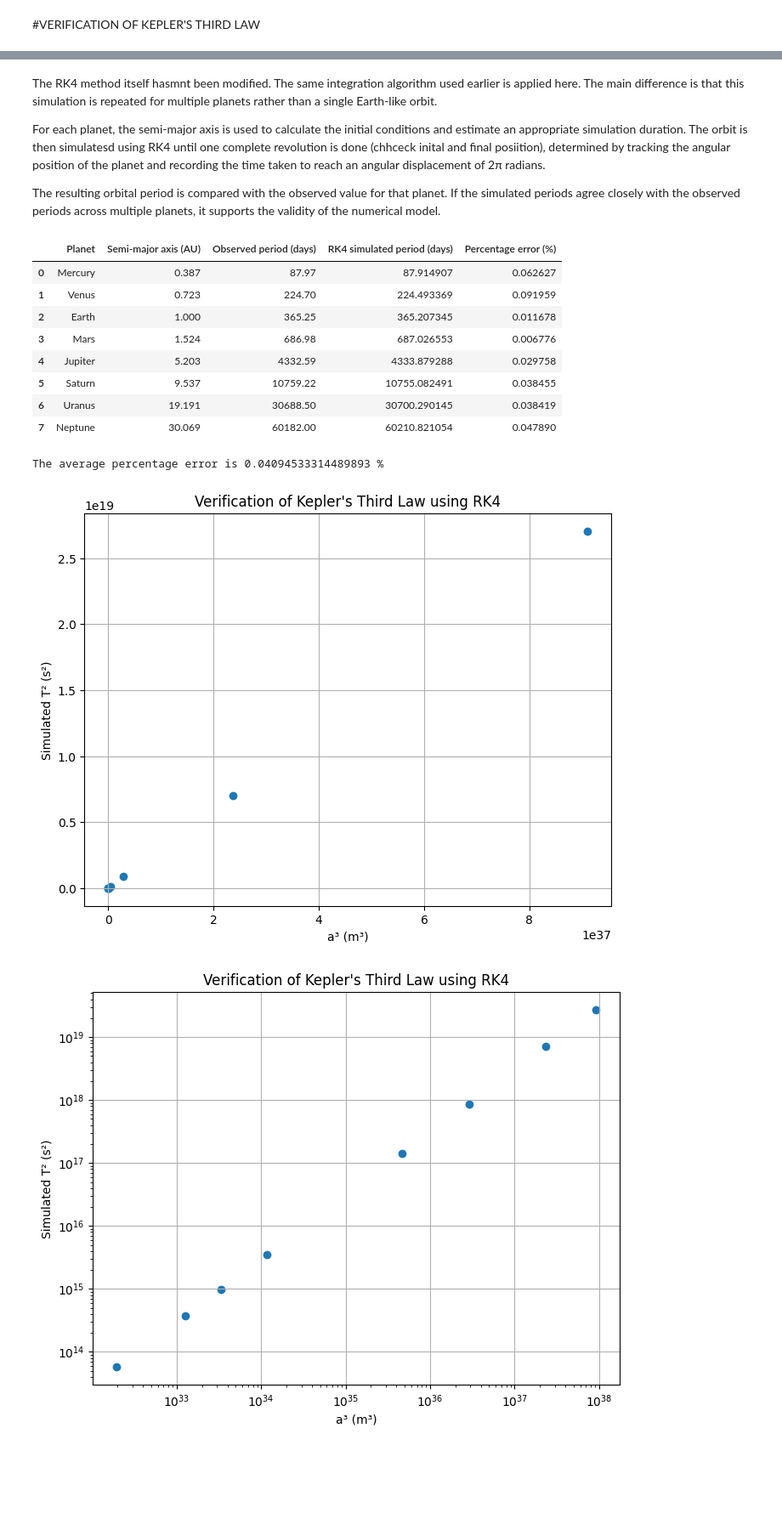
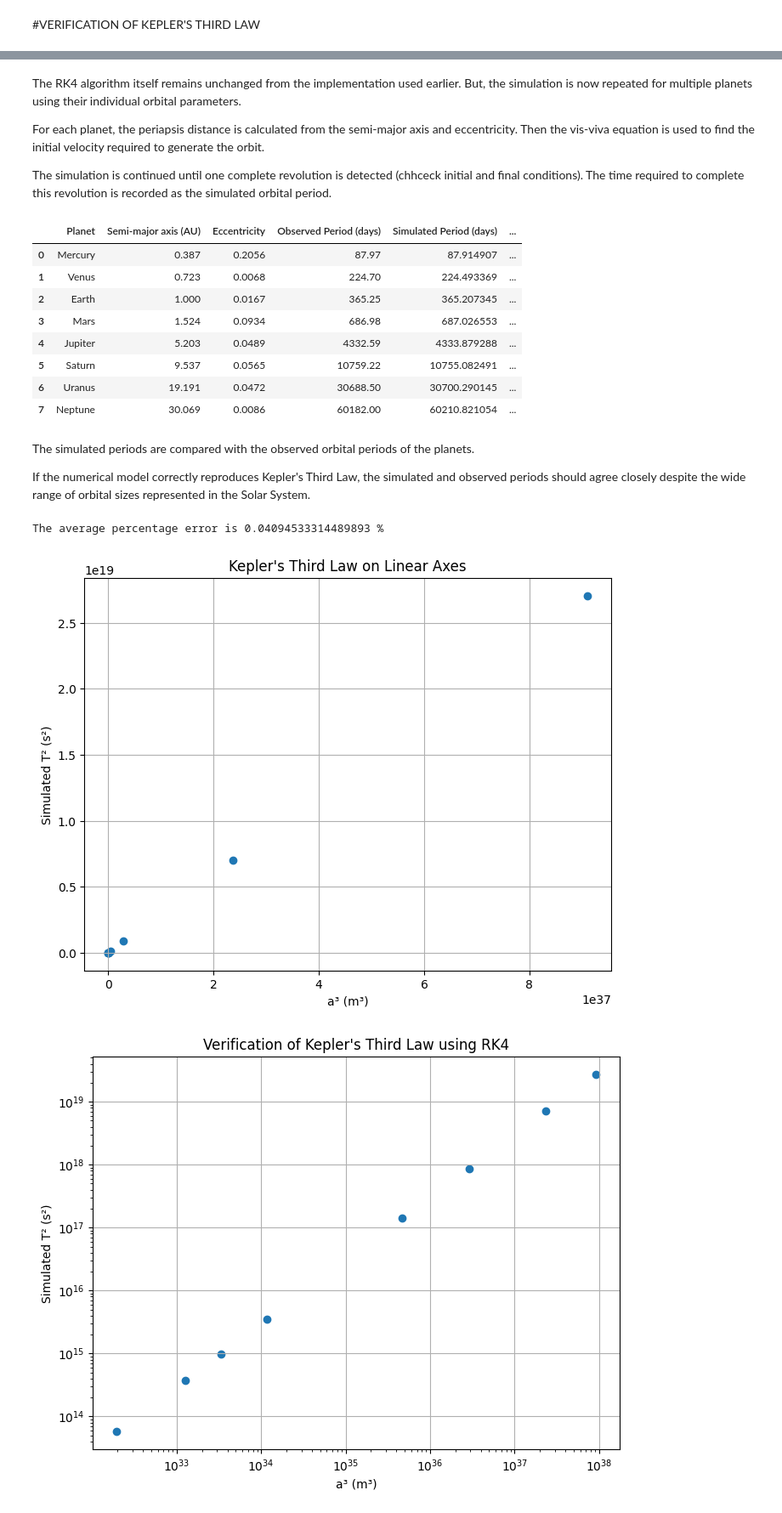
Before and after one commit to meenakshi-kay/Orbit-Simulation, a Jupyter notebook: keplers_laws_verification_and_exoplanet_comparison.ipynb, the cells around one changed output, grey strips where cells are left out. Shown at 85% size. Cells and saved outputs as stored; diff of their text form; code cells hidden in the pictures; blank space fills up the shorter version.

```diff
--- a/keplers_laws_verification_and_exoplanet_comparison.ipynb
+++ b/keplers_laws_verification_and_exoplanet_comparison.ipynb
@@ -391,22 +427,32 @@ M_sun = 1.9891e30
+# %% [markdown]
+The RK4 algorithm itself remains unchanged from the implementation used earlier. But, the simulation is now repeated for multiple planets using their individual orbital parameters.
+
+For each planet, the periapsis distance is calculated from the semi-major axis and eccentricity. Then the vis-viva equation is used to find the initial velocity required to generate the orbit.
+
+The simulation is continued until one complete revolution is detected (chhceck initial and final conditions). The time required to complete this revolution is recorded as the simulated orbital period.
 # %%
-def simulate_period_rk4(a_AU_value):
+def simulate_period_rk4(a_AU_value, e_value):
+
     a = a_AU_value * AU
-    e = 0.0   # circular approximation for third law verification
 
     T_estimate = np.sqrt((4 * np.pi**2 * a**3) / (G * M_sun))
+
     dt = T_estimate / 10000
     n_steps = int(1.2 * T_estimate / dt)
 
-    r_peri = a * (1 - e)
+    r_peri = a * (1 - e_value)
+
     pos = np.array([r_peri, 0.0])
 
     speed = np.sqrt(G * M_sun * ((2 / r_peri) - (1 / a)))
+
     vel = np.array([0.0, speed])
 
     positions = []
     times = []
 
     for i in range(n_steps):
+
         k1_pos = vel
         k1_vel = -G * M_sun * pos / np.linalg.norm(pos)**3
 
@@ -429,71 +475,73 @@ def simulate_period_rk4(a_AU_value):
     times = np.array(times)
 
     angles = np.unwrap(np.arctan2(positions[:,1], positions[:,0]))
+
     completed = np.where(angles >= 2*np.pi)[0]
 
-    simulated_period_days = times[completed[0]] / 86400
+    simulated_period_days = (times[completed[0]] / 86400)
 
     return simulated_period_days
-# %% [markdown]
-The RK4 method itself hasmnt been modified. The same integration algorithm used earlier is applied here. The main difference is that this simulation is repeated for multiple planets rather than a single Earth-like orbit.
-
-For each planet, the semi-major axis is used to calculate the initial conditions and estimate an appropriate simulation duration. The orbit is then simulatesd using RK4 until one complete revolution is done (chhceck inital and final posiition), determined by tracking the angular position of the planet and recording the time taken to reach an angular displacement of 2π radians.
-
-The resulting orbital period is compared with the observed value for that planet. If the simulated periods agree closely with the observed periods across multiple planets, it supports the validity of the numerical model.
 # %%
 simulated_period_days = []
 
-for planet_a in a_AU:
-    simulated_period_days.append(simulate_period_rk4(planet_a))
+for a_value, e_value in zip(a_AU, planet_e):
+    simulated_period_days.append(simulate_period_rk4(a_value, e_value))
 
 simulated_period_days = np.array(simulated_period_days)
 
 percentage_error = (np.abs(simulated_period_days - observed_period_days) / observed_period_days) * 100
 # %%
-import pandas as pd
-
 kepler3_results = pd.DataFrame({
     "Planet": planet_names,
     "Semi-major axis (AU)": a_AU,
-    "Observed period (days)": observed_period_days,
-    "RK4 simulated period (days)": simulated_period_days,
-    "Percentage error (%)": percentage_error
+    "Eccentricity": planet_e,
+    "Observed Period (days)": observed_period_days,
+    "Simulated Period (days)": simulated_period_days,
+    "Percentage Error (%)": percentage_error
 })
 
 kepler3_results
 # %% [output]
-|  | Planet | Semi-major axis (AU) | Observed period (days) | RK4 simulated period (days) | Percentage error (%) |
-| 0 | Mercury | 0.387 | 87.97 | 87.914907 | 0.062627 |
-| 1 | Venus | 0.723 | 224.70 | 224.493369 | 0.091959 |
-| 2 | Earth | 1.000 | 365.25 | 365.207345 | 0.011678 |
-| 3 | Mars | 1.524 | 686.98 | 687.026553 | 0.006776 |
-| 4 | Jupiter | 5.203 | 4332.59 | 4333.879288 | 0.029758 |
-| 5 | Saturn | 9.537 | 10759.22 | 10755.082491 | 0.038455 |
-| 6 | Uranus | 19.191 | 30688.50 | 30700.290145 | 0.038419 |
-| 7 | Neptune | 30.069 | 60182.00 | 60210.821054 | 0.047890 |
+|  | Planet | Semi-major axis (AU) | Eccentricity | Observed Period (days) | Simulated Period (days) | ... |
+| 0 | Mercury | 0.387 | 0.2056 | 87.97 | 87.914907 | ... |
+| 1 | Venus | 0.723 | 0.0068 | 224.70 | 224.493369 | ... |
+| 2 | Earth | 1.000 | 0.0167 | 365.25 | 365.207345 | ... |
+| 3 | Mars | 1.524 | 0.0934 | 686.98 | 687.026553 | ... |
+| 4 | Jupiter | 5.203 | 0.0489 | 4332.59 | 4333.879288 | ... |
+| 5 | Saturn | 9.537 | 0.0565 | 10759.22 | 10755.082491 | ... |
+| 6 | Uranus | 19.191 | 0.0472 | 30688.50 | 30700.290145 | ... |
+| 7 | Neptune | 30.069 | 0.0086 | 60182.00 | 60210.821054 | ... |
+# %% [markdown]
+The simulated periods are compared with the observed orbital periods of the planets.
+
+If the numerical model correctly reproduces Kepler's Third Law, the simulated and observed periods should agree closely despite the wide range of orbital sizes represented in the Solar System.
 # %%
 print("The average percentage error is",np.mean(percentage_error),"%")
 # %% [output]
 The average percentage error is 0.04094533314489893 %
 # %%
+AU = 1.496e11
+
+# converting semi-major axis from AU to metres
 a_m = a_AU * AU
 
+# calculating a^3 and T^2
 a_cubed = a_m**3
 T_squared = (simulated_period_days * 86400)**2
 
+# linear scale plot
 plt.figure(figsize=(8,6))
 
 plt.scatter(a_cubed, T_squared)
 
-
 plt.xlabel("a³ (m³)")
 plt.ylabel("Simulated T² (s²)")
-plt.title("Verification of Kepler's Third Law using RK4")
+plt.title("Kepler's Third Law on Linear Axes")
 plt.grid()
 
 plt.show()
 # %% [output]
-[figure, old version]
+[figure, new version]
 # %%
 a_m = a_AU * AU
 
```
Also changed, not shown: parts of 4 cells of this notebook.
